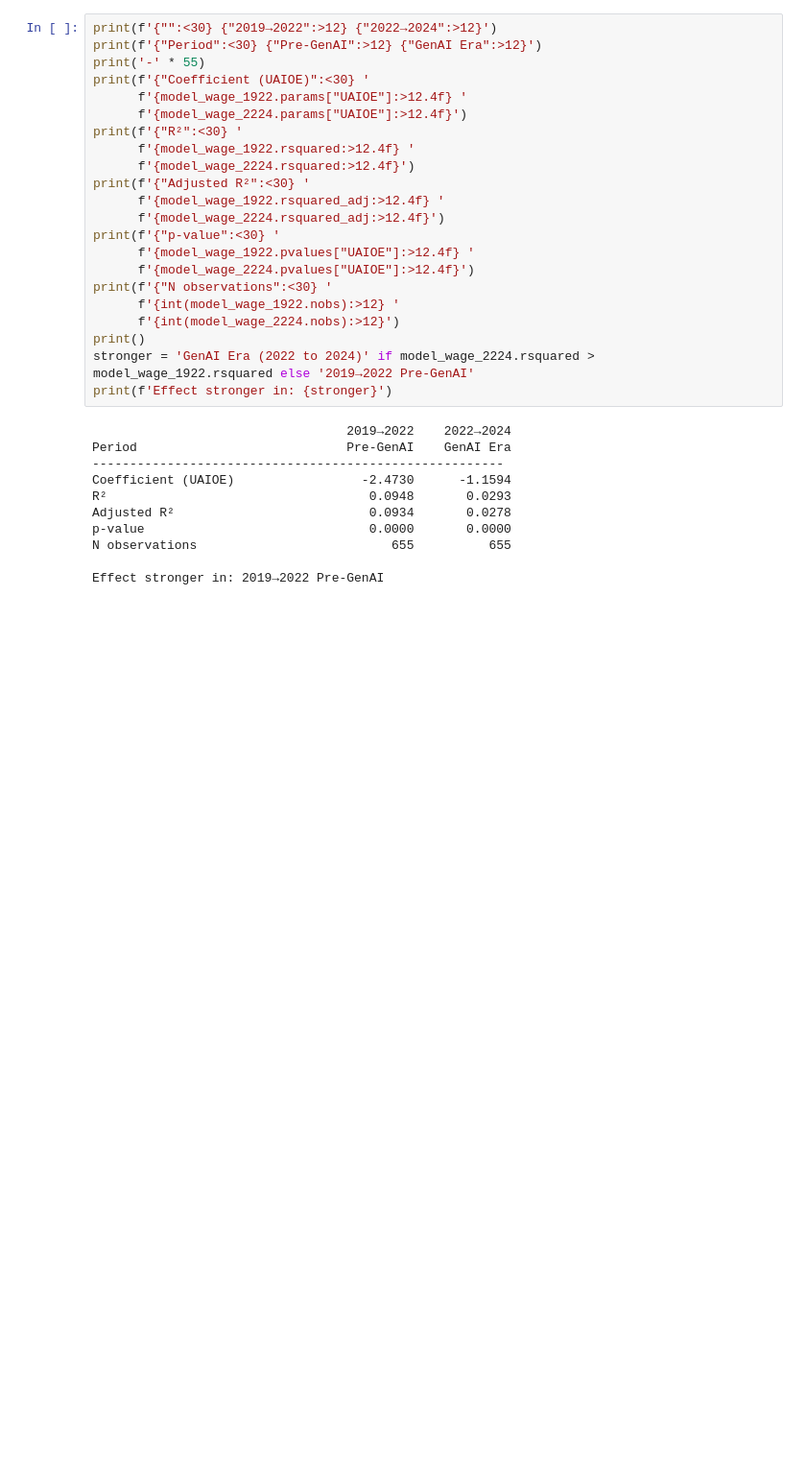
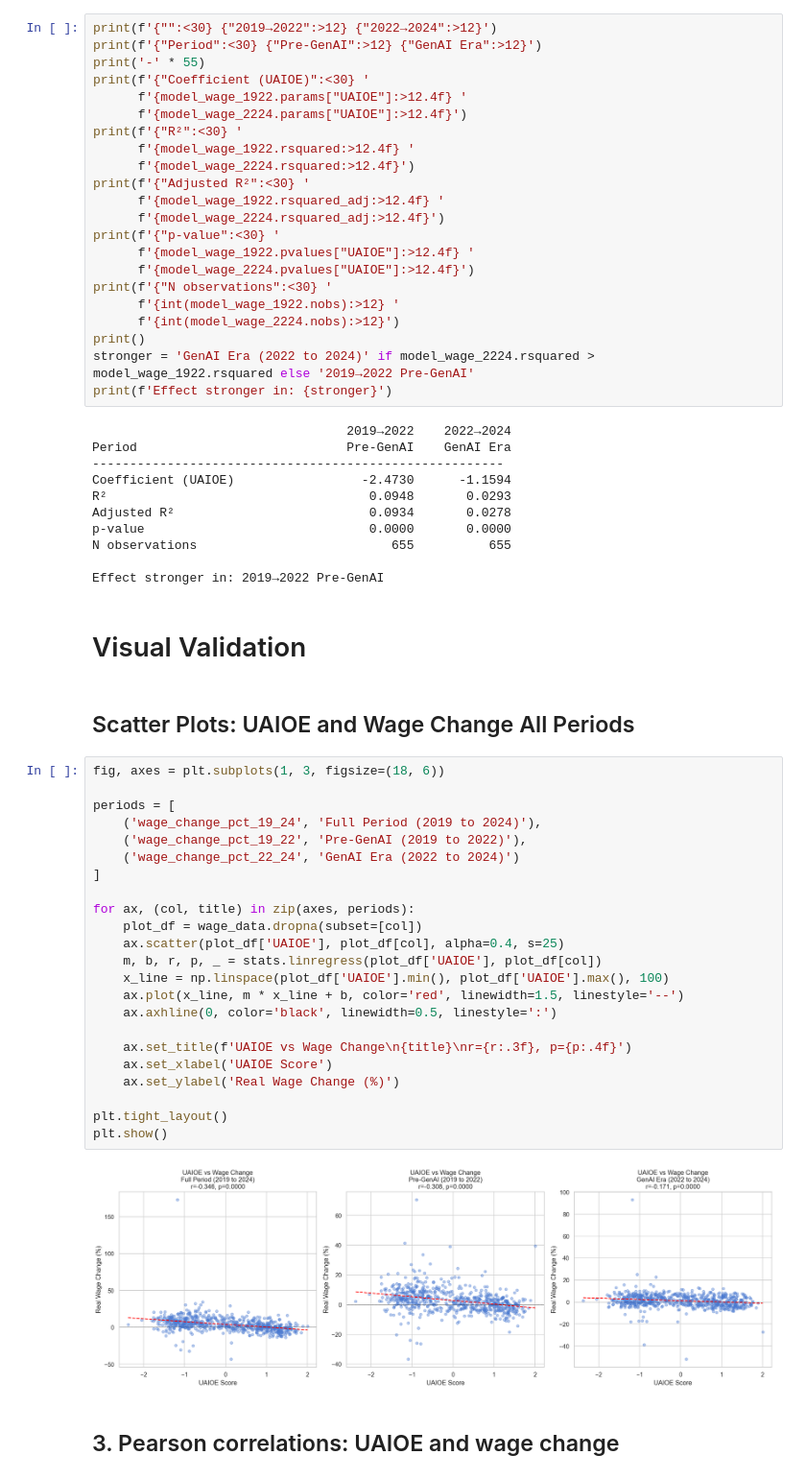
Before and after one commit to axtex/255-AI, a Jupyter notebook: notebooks/07_validation_b.ipynb, the cells around one changed output. Shown at 96% size. Saved outputs shown, nothing was run; the diff lists cells and outputs as text; blank space fills up the shorter version.

Commit message:
doc(validation>wage): Add Visual Validation section

```diff
--- a/notebooks/07_validation_b.ipynb
+++ b/notebooks/07_validation_b.ipynb
@@ -173,3 +174,34 @@ p-value                              0.0000       0.0000
 N observations                          655          655
 
 Effect stronger in: 2019→2022 Pre-GenAI
+# %% [markdown]
+# Visual Validation
+# %% [markdown]
+## Scatter Plots: UAIOE and Wage Change All Periods
+# %%
+fig, axes = plt.subplots(1, 3, figsize=(18, 6))
+
+periods = [
+    ('wage_change_pct_19_24', 'Full Period (2019 to 2024)'),
+    ('wage_change_pct_19_22', 'Pre-GenAI (2019 to 2022)'),
+    ('wage_change_pct_22_24', 'GenAI Era (2022 to 2024)')
+]
+
+for ax, (col, title) in zip(axes, periods):
+    plot_df = wage_data.dropna(subset=[col])
+    ax.scatter(plot_df['UAIOE'], plot_df[col], alpha=0.4, s=25)
+    m, b, r, p, _ = stats.linregress(plot_df['UAIOE'], plot_df[col])
+    x_line = np.linspace(plot_df['UAIOE'].min(), plot_df['UAIOE'].max(), 100)
+    ax.plot(x_line, m * x_line + b, color='red', linewidth=1.5, linestyle='--')
+    ax.axhline(0, color='black', linewidth=0.5, linestyle=':')
+
+    ax.set_title(f'UAIOE vs Wage Change\n{title}\nr={r:.3f}, p={p:.4f}')
+    ax.set_xlabel('UAIOE Score')
+    ax.set_ylabel('Real Wage Change (%)')
+
+plt.tight_layout()
+plt.show()
+# %% [output]
+[figure, added]
+# %% [markdown]
+## 3. Pearson correlations: UAIOE and wage change
```
Also changed, not shown: parts of 2 cells of this notebook.
